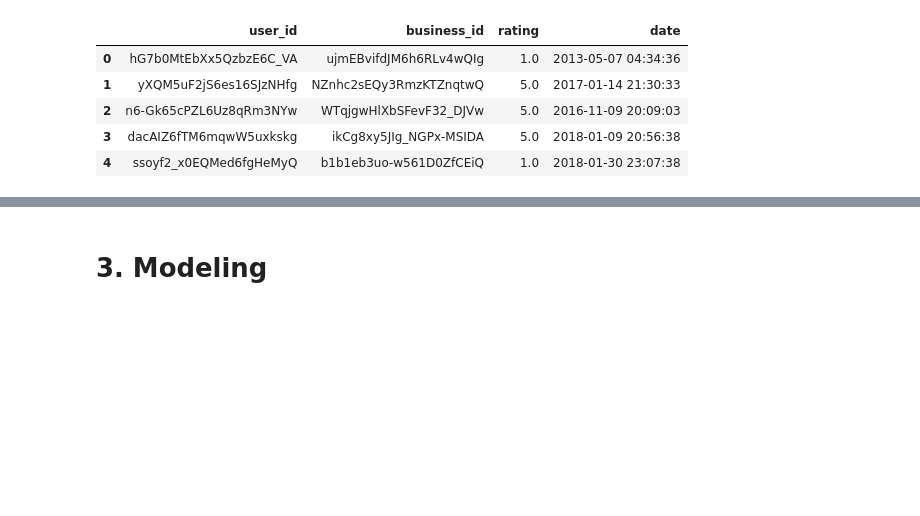
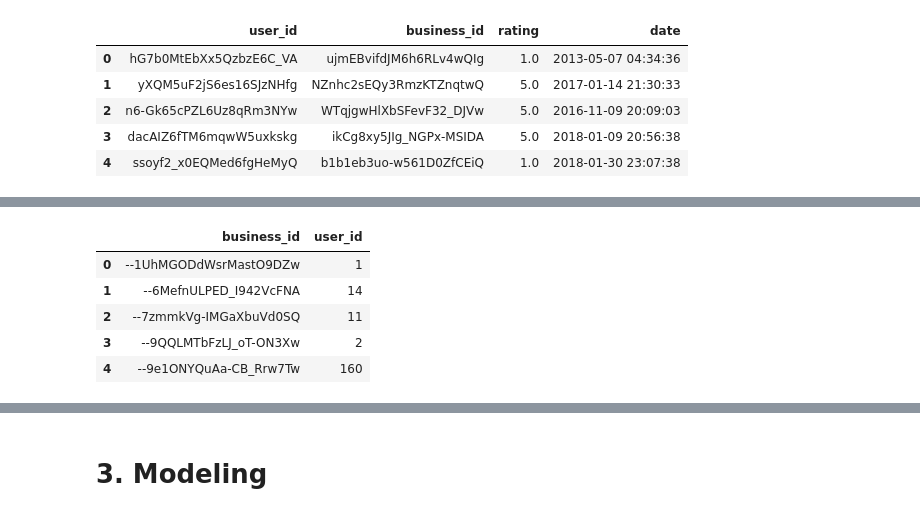
Before and after one commit to thisismeg/personalization-final-project, a Jupyter notebook: final_report2.ipynb, the cells around one changed output, grey strips where cells are left out. Cells and saved outputs as stored; diff of their text form; code cells hidden in the pictures; blank space fills up the shorter version.

```diff
--- a/final_report2.ipynb
+++ b/final_report2.ipynb
@@ -261,0 +281,10 @@ tips.head()
+# %%
+business_numberOfTips = tips[['business_id','user_id']].groupby('business_id').count().reset_index()
+business_numberOfTips.head()
+# %% [output]
+|  | business_id | user_id |
+| 0 | --1UhMGODdWsrMastO9DZw | 1 |
+| 1 | --6MefnULPED_I942VcFNA | 14 |
+| 2 | --7zmmkVg-IMGaXbuVd0SQ | 11 |
+| 3 | --9QQLMTbFzLJ_oT-ON3Xw | 2 |
+| 4 | --9e1ONYQuAa-CB_Rrw7Tw | 160 |
```
Also changed, not shown: parts of 15 cells of this notebook.
